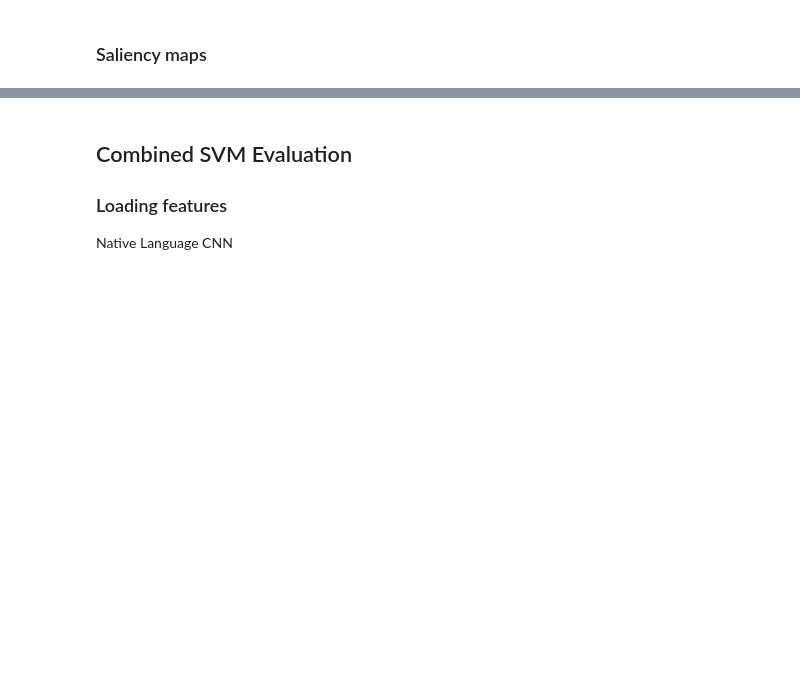
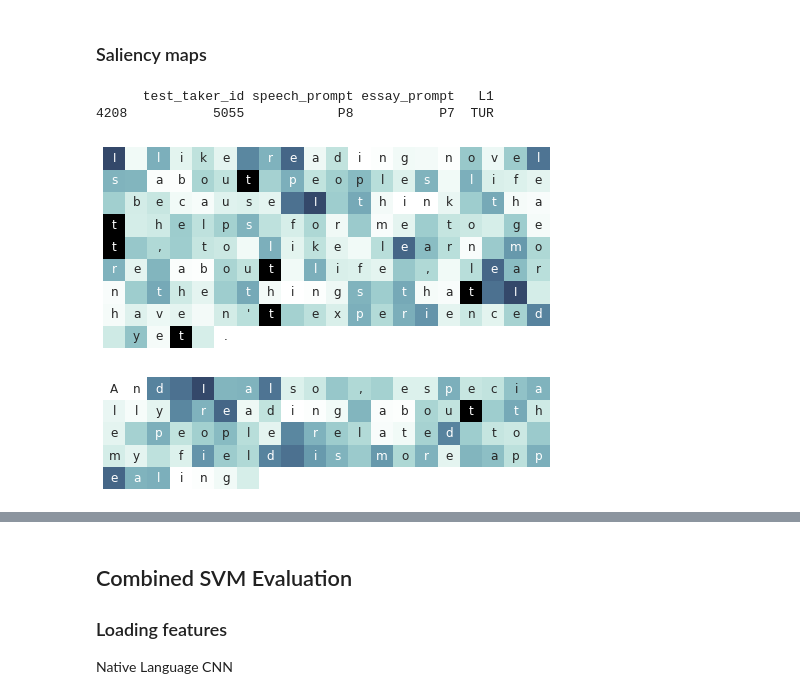
Before and after one commit to loongchh/native-language-cnn, a Jupyter notebook: Evaluate.ipynb, the cells around one changed output, grey strips where cells are left out. Cells and saved outputs as stored; diff of their text form; code cells hidden in the pictures; blank space fills up the shorter version.

```diff
--- a/Evaluate.ipynb
+++ b/Evaluate.ipynb
@@ -229,2 +234,9 @@ def plot_saliency_map(model, X, y, df_label, test_id=None, width=20):
         plt.show()
+# %%
+plot_saliency_map(nlcnn_model1, train_mat, train_label, df_train_label, width=20)
+# %% [output]
+      test_taker_id speech_prompt essay_prompt   L1
+4208           5055            P8           P7  TUR
+[figure, added]
+[figure, added]
 # %%
```
Also changed, not shown: parts of 22 cells of this notebook, 1 other file.
